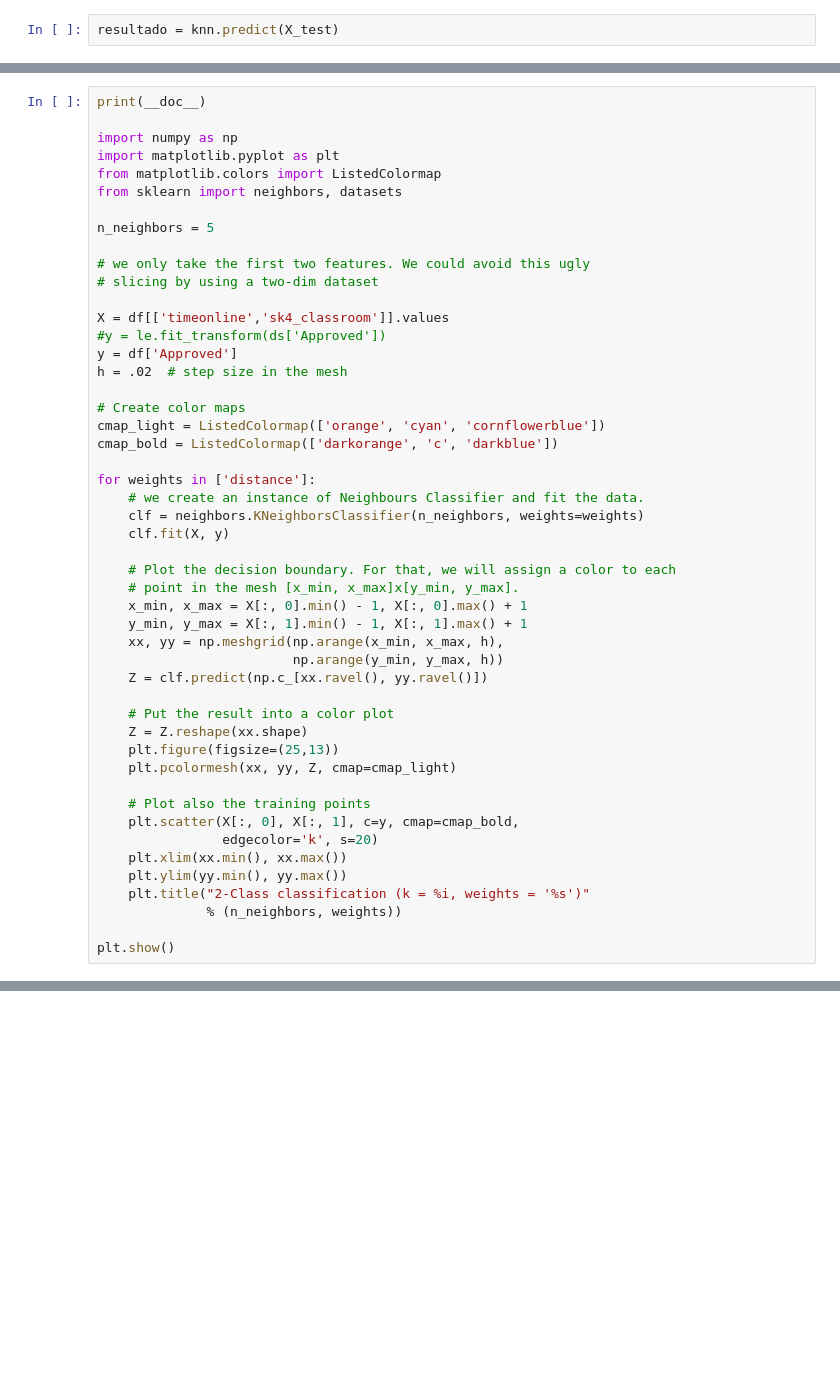
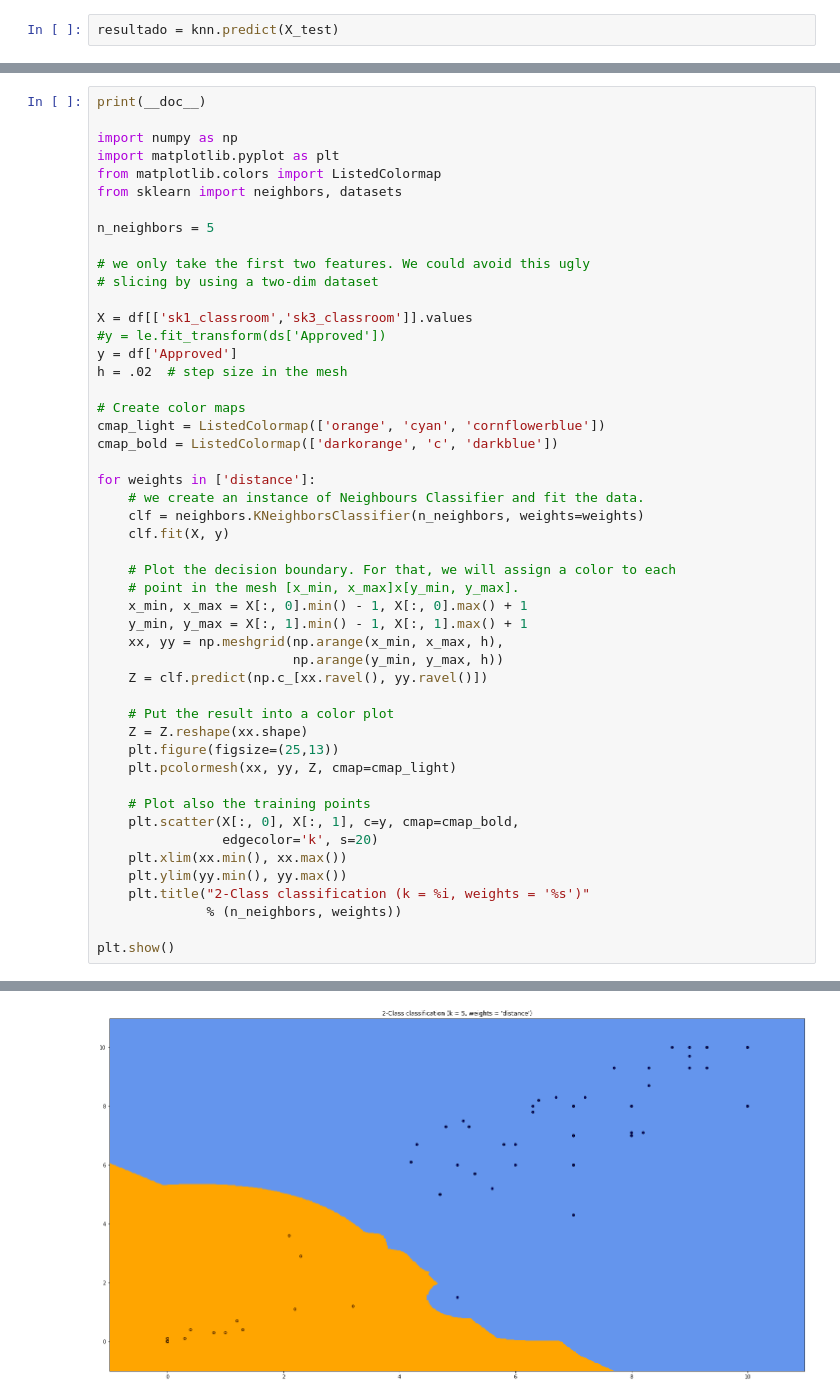
Before and after one commit to carlinhah/Online-Classroom, a Jupyter notebook: KNN-Emerson.ipynb, the cells around one changed output, grey strips where cells are left out. Drawn from its saved outputs; the diff is of its cells as text; blank space fills up the shorter version.

```diff
--- a/KNN-Emerson.ipynb
+++ b/KNN-Emerson.ipynb
@@ -266,7 +264,7 @@ n_neighbors = 5
 # we only take the first two features. We could avoid this ugly
 # slicing by using a two-dim dataset
 
-X = df[['timeonline','sk4_classroom']].values
+X = df[['sk1_classroom','sk3_classroom']].values
 #y = le.fit_transform(ds['Approved'])
 y = df['Approved']
 h = .02  # step size in the mesh
@@ -277,31 +275,32 @@ cmap_bold = ListedColormap(['darkorange', 'c', 'darkblue'])
 
 for weights in ['distance']:
     # we create an instance of Neighbours Classifier and fit the data.
     clf = neighbors.KNeighborsClassifier(n_neighbors, weights=weights)
     clf.fit(X, y)
 
     # Plot the decision boundary. For that, we will assign a color to each
     # point in the mesh [x_min, x_max]x[y_min, y_max].
     x_min, x_max = X[:, 0].min() - 1, X[:, 0].max() + 1
     y_min, y_max = X[:, 1].min() - 1, X[:, 1].max() + 1
     xx, yy = np.meshgrid(np.arange(x_min, x_max, h),
                          np.arange(y_min, y_max, h))
     Z = clf.predict(np.c_[xx.ravel(), yy.ravel()])
 
     # Put the result into a color plot
     Z = Z.reshape(xx.shape)
     plt.figure(figsize=(25,13))
     plt.pcolormesh(xx, yy, Z, cmap=cmap_light)
 
     # Plot also the training points
     plt.scatter(X[:, 0], X[:, 1], c=y, cmap=cmap_bold,
                 edgecolor='k', s=20)
     plt.xlim(xx.min(), xx.max())
     plt.ylim(yy.min(), yy.max())
     plt.title("2-Class classification (k = %i, weights = '%s')"
               % (n_neighbors, weights))
 
 plt.show()
 # %% [output]
 Automatically created module for IPython interactive environment
+[figure, added]
 # %%
```
Also changed, not shown: parts of 19 cells of this notebook.
